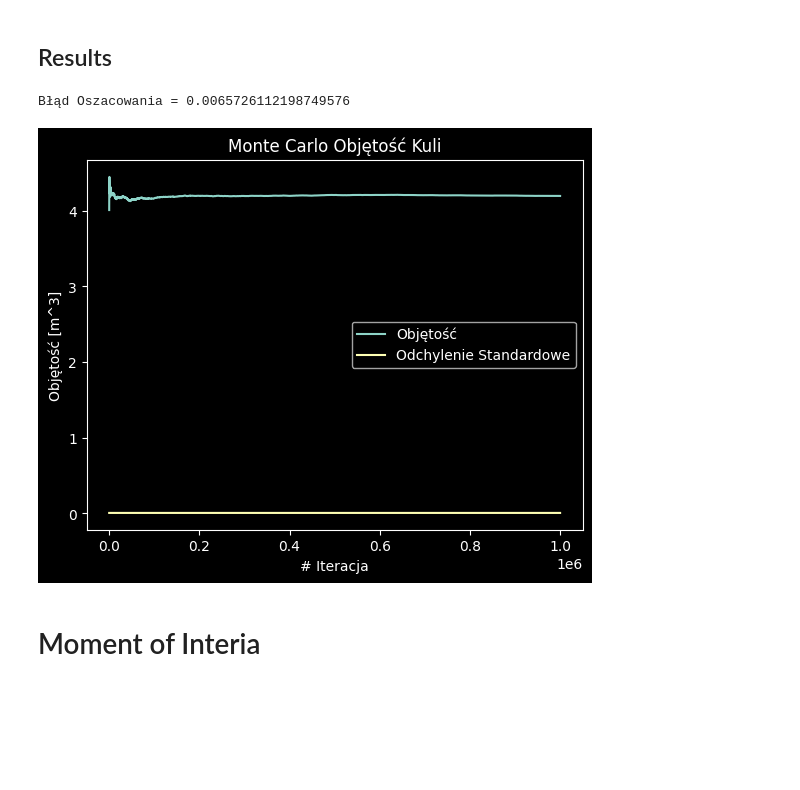
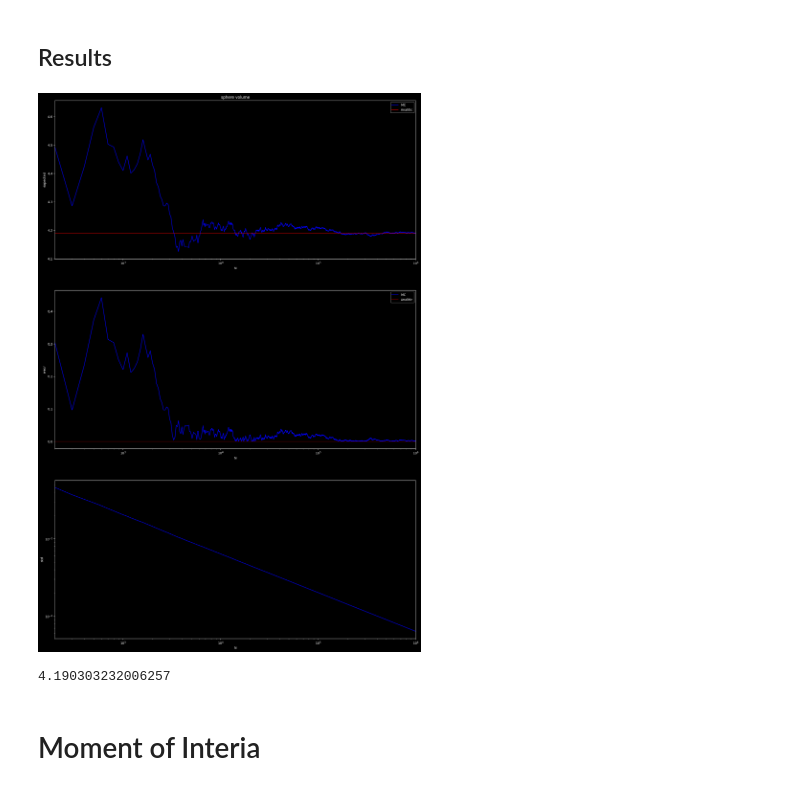
Before and after one commit to xXKeNdAmAmAsTeRXx/Computer_Physics, a Jupyter notebook: MonteCarlo/MonteCarlo.ipynb, the cells around one changed output. Saved outputs shown, nothing was run; the diff lists cells and outputs as text; code cells hidden in the pictures; blank space fills up the shorter version.

Commit message:
calculate other statistic, add plot funcion

```diff
--- a/MonteCarlo/MonteCarlo.ipynb
+++ b/MonteCarlo/MonteCarlo.ipynb
@@ -22,12 +58,15 @@ def sphere_volume_MC(R:float, A:float, center:np.ndarray[float] ,N:int) -> tuple
     sqaure_vol:float = A**3
     sum:float = 0.0
     sum_of_squares:float = 0.0
+    V = (4/3)*np.pi*R*R*R
 
-    step = np.zeros(int(N/100))
-    expected = np.zeros(int(N/100))
-    variance = np.zeros(int(N/100))
+    step = np.zeros(int(N / 100))
+    expected = np.zeros(int(N / 100))
+    variance = np.zeros(int(N / 100))
+    error = np.zeros(int(N / 100))
+    std = np.zeros(int(N / 100))
 
-    for i in range(1, N + 1):
+    for i in range(1, N+1):
         # Random Point
         new_point = np.random.uniform(0, A, size=3)
 
@@ -37,37 +76,31 @@ def sphere_volume_MC(R:float, A:float, center:np.ndarray[float] ,N:int) -> tuple
 
         # Sums
         sum += sqaure_vol * multiplyer
-        sum_of_squares += (sqaure_vol * multiplyer)*(sqaure_vol * multiplyer)
+        sum_of_squares += (sqaure_vol * multiplyer)**2
 
         # Checkpoints
         if i%100==0:
             idx = int(i/100) - 1
             step[idx] = i
             expected[idx] = sum/i
-            variance[idx] = sum_of_squares/i - (sum/i)*(sum/i)
+            variance[idx] = (sum_of_squares - (sum**2)/i)/(i-1)
+            std[idx] = np.sqrt(variance[idx]/i)
+            error[idx] = np.abs(sum/i - V)
 
-    std = np.sqrt(variance/N)
-    return step, expected, std
+
+
+    return step, expected, std, error
 # %% [markdown]
 ## Results
 # %%
-import matplotlib.pyplot as plt
+step, expected, std, error = sphere_volume_MC(CONSTS['R'], CONSTS['A'], CONSTS['CENTER'] ,CONSTS['N'])
+v = sphere_volume(CONSTS['R'])
 
-step, expected, std = sphere_volume_MC(CONSTS['R'], CONSTS['A'], CONSTS['CENTER'] ,CONSTS['N'])
-error = np.abs(expected[-1] - sphere_volume(CONSTS['R']))
-print(f'Błąd Oszacowania = {error}')
-
-plt.plot(step,expected,label='Objętość')
-plt.plot(step,std, label='Odchylenie Standardowe')
-plt.xlabel('# Iteracja')
-plt.ylabel('Objętość [m^3]')
-
-plt.legend()
-plt.title('Monte Carlo Objętość Kuli')
-plt.show()
+plot(step, expected, std, error, v, 'sphere volume')
+print(expected[-1])
 # %% [output]
+[figure, new version]
-Błąd Oszacowania = 0.0065726112198749576
+4.190303232006257
-[figure, old version]
 # %% [markdown]
 # Moment of Interia
 # %%
```
Also changed, not shown: parts of 3 cells of this notebook.
